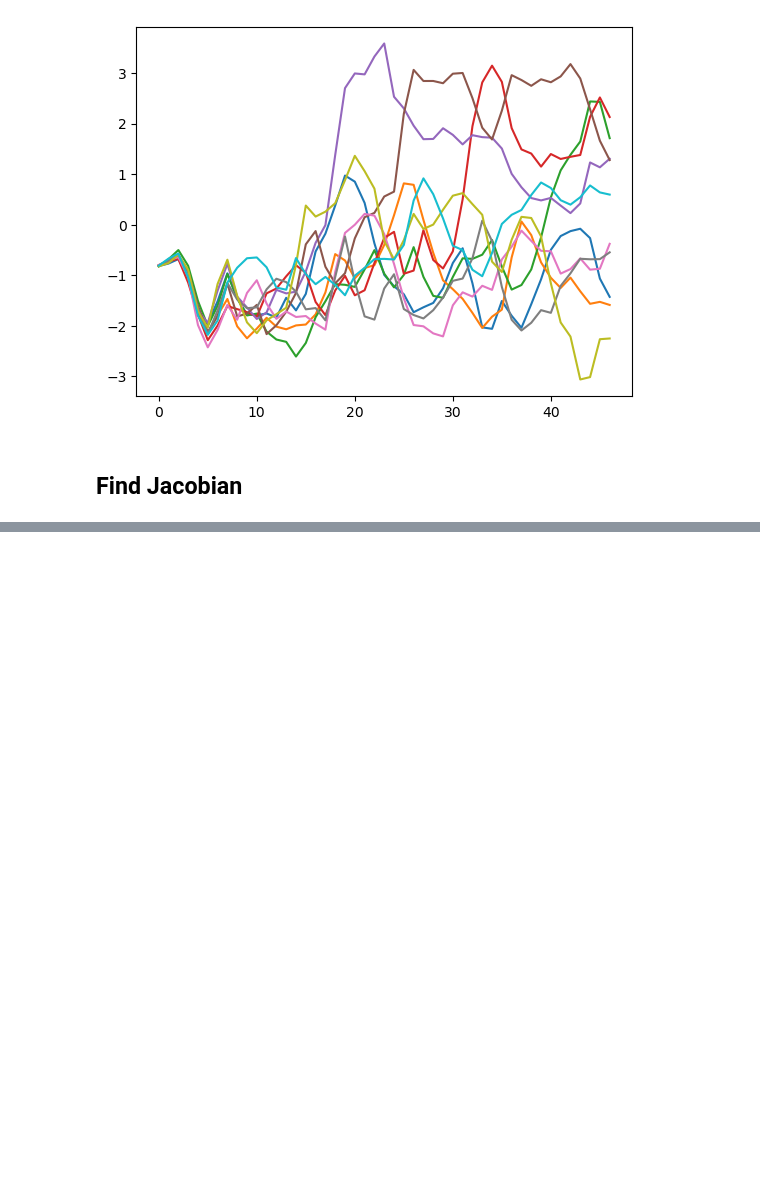
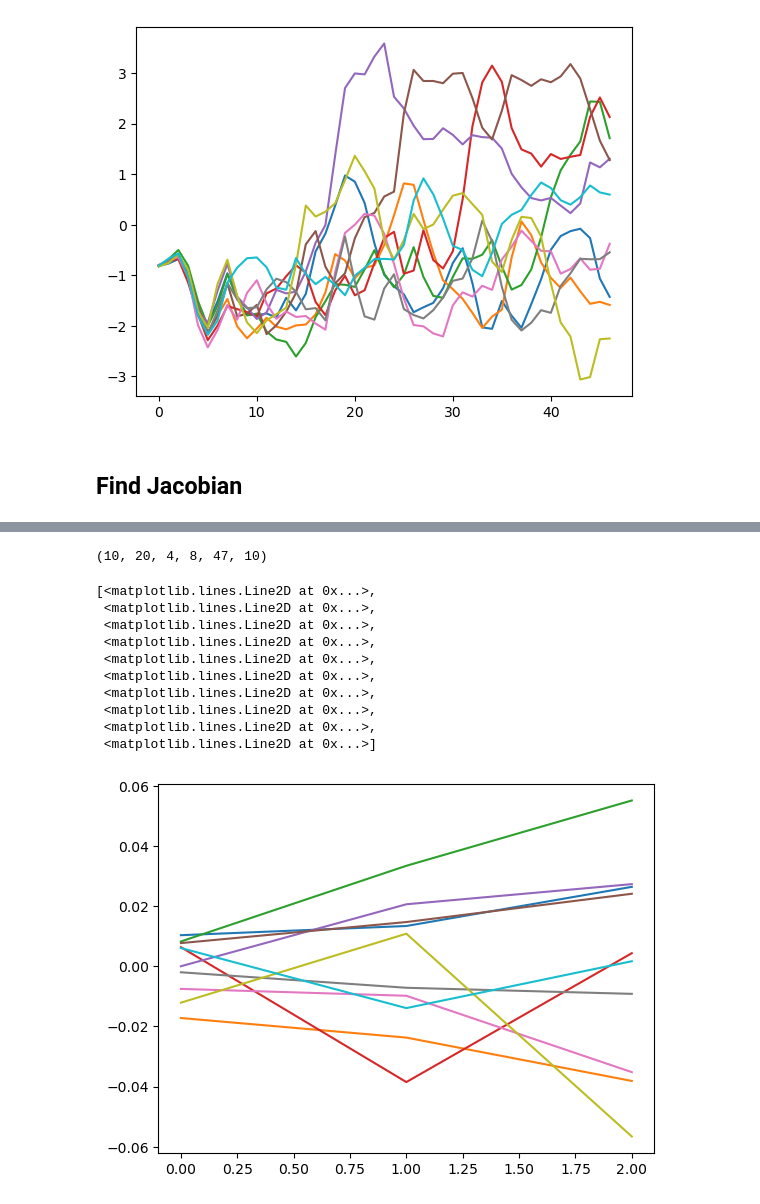
Before and after one commit to kuiper2000/Predictability_component_LE, a Jupyter notebook: PC_analysis_determinant.ipynb, the cells around one changed output, grey strips where cells are left out. Cells and saved outputs as stored; diff of their text form; code cells hidden in the pictures; blank space fills up the shorter version.

```diff
--- a/PC_analysis_determinant.ipynb
+++ b/PC_analysis_determinant.ipynb
@@ -130,0 +148,17 @@ for year in range(20):
+# %%
+print(APTM_time_series.shape)
+plt.figure()
+plt.plot((APTM_time_series[:,0,0,0,:3,1]-APTM_time_series[:,0,0,0,:3,1].mean(axis=0)).T)
+# %% [output]
+(10, 20, 4, 8, 47, 10)
+[<matplotlib.lines.Line2D at 0x...>,
+ <matplotlib.lines.Line2D at 0x...>,
+ <matplotlib.lines.Line2D at 0x...>,
+ <matplotlib.lines.Line2D at 0x...>,
+ <matplotlib.lines.Line2D at 0x...>,
+ <matplotlib.lines.Line2D at 0x...>,
+ <matplotlib.lines.Line2D at 0x...>,
+ <matplotlib.lines.Line2D at 0x...>,
+ <matplotlib.lines.Line2D at 0x...>,
+ <matplotlib.lines.Line2D at 0x...>]
+[figure, added]
```
Also changed, not shown: parts of 18 cells of this notebook, 1 other file.
